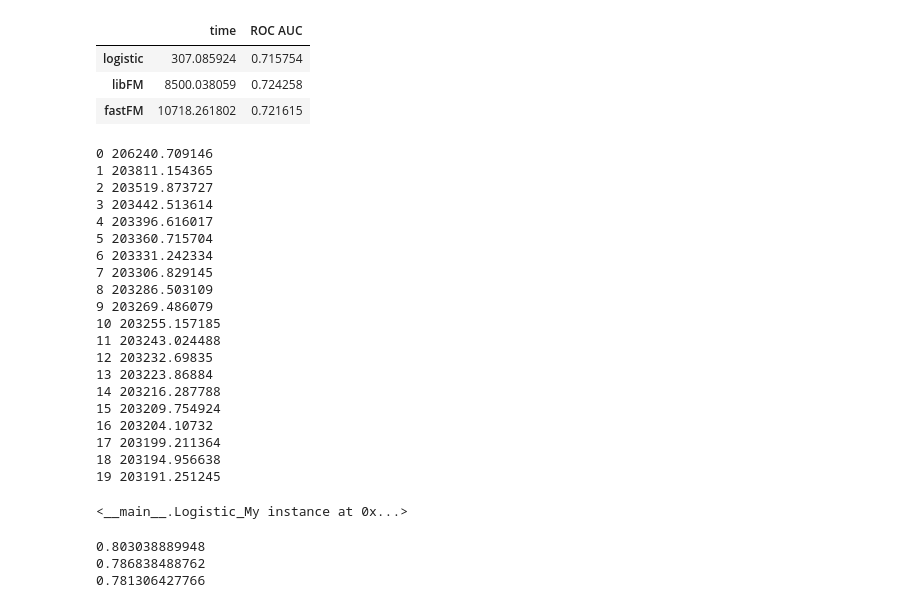
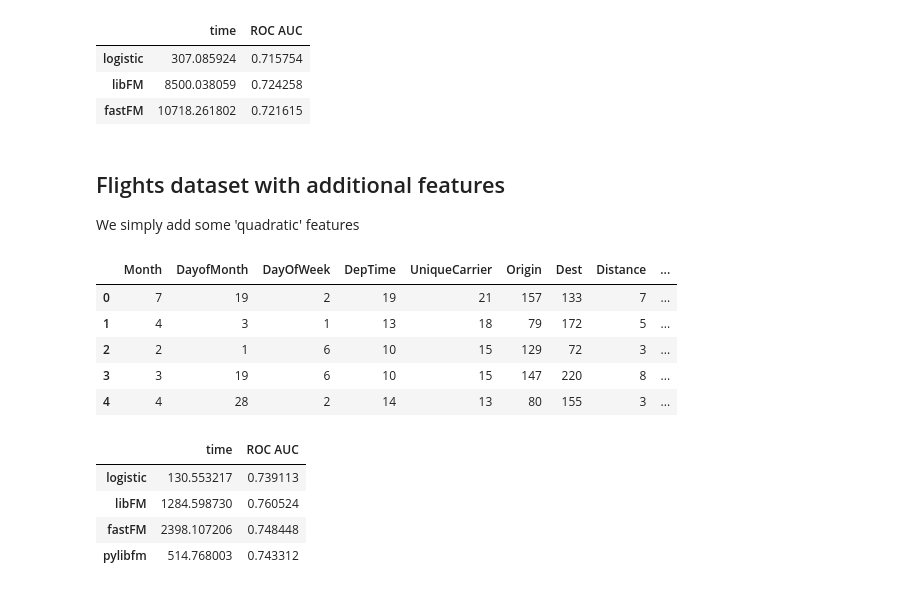
Before and after one commit to arogozhnikov/cats, a Jupyter notebook: notebooks/InitialTests.ipynb, the cells around one changed output. Cells and saved outputs as stored; diff of their text form; code cells hidden in the pictures.

```diff
--- a/notebooks/InitialTests.ipynb
+++ b/notebooks/InitialTests.ipynb
@@ -295,40 +303,25 @@ test_on_dataset(trainX, testX, trainY, testY, task_name='flight10m', classificat
 | logistic | 307.085924 | 0.715754 |
 | libFM | 8500.038059 | 0.724258 |
 | fastFM | 10718.261802 | 0.721615 |
-# %%
-logs = Logistic_My(regularization=5., n_iterations=20)
-train_start = 1
-logs.fit(trainX[train_start::2], trainY[train_start::2])
-# %% [output]
-0 206240.709146
-1 203811.154365
-2 203519.873727
-3 203442.513614
-4 203396.616017
-5 203360.715704
-6 203331.242334
-7 203306.829145
-8 203286.503109
-9 203269.486079
-10 203255.157185
-11 203243.024488
-12 203232.69835
-13 203223.86884
-14 203216.287788
-15 203209.754924
-16 203204.10732
-17 203199.211364
-18 203194.956638
-19 203191.251245
-<__main__.Logistic_My instance at 0x...>
-# %%
-print roc_auc_score(trainY[train_start::2], logs.predict_proba(trainX[train_start::2]))
-print roc_auc_score(trainY[1 - train_start::2], logs.predict_proba(trainX[1 - train_start::2]))
-
-# logs.predict_train(trainX[train_start::2], trainY[train_start::2])
-
-print roc_auc_score(trainY[train_start::2], logs.predict_train(trainX[train_start::2]))
-# %% [output]
-0.803038889948
-0.786838488762
-0.781306427766
+# %% [markdown]
+## Flights dataset with additional features
+
+We simply add some 'quadratic' features
+# %%
+trainX, testX, trainY, testY = load_problems.load_problem_flight_extended(large=False)
+trainX.head()
+# %% [output]
+|  | Month | DayofMonth | DayOfWeek | DepTime | UniqueCarrier | Origin | Dest | Distance | ... |
+| 0 | 7 | 19 | 2 | 19 | 21 | 157 | 133 | 7 | ... |
+| 1 | 4 | 3 | 1 | 13 | 18 | 79 | 172 | 5 | ... |
+| 2 | 2 | 1 | 6 | 10 | 15 | 129 | 72 | 3 | ... |
+| 3 | 3 | 19 | 6 | 10 | 15 | 147 | 220 | 8 | ... |
+| 4 | 4 | 28 | 2 | 14 | 13 | 80 | 155 | 3 | ... |
+# %%
+test_on_dataset(trainX, testX, trainY, testY, task_name='flight1m, ext', classification=True)
+# %% [output]
+|  | time | ROC AUC |
+| logistic | 130.553217 | 0.739113 |
+| libFM | 1284.598730 | 0.760524 |
+| fastFM | 2398.107206 | 0.748448 |
+| pylibfm | 514.768003 | 0.743312 |
```
Also changed, not shown: parts of 23 cells of this notebook, 1 other file.
